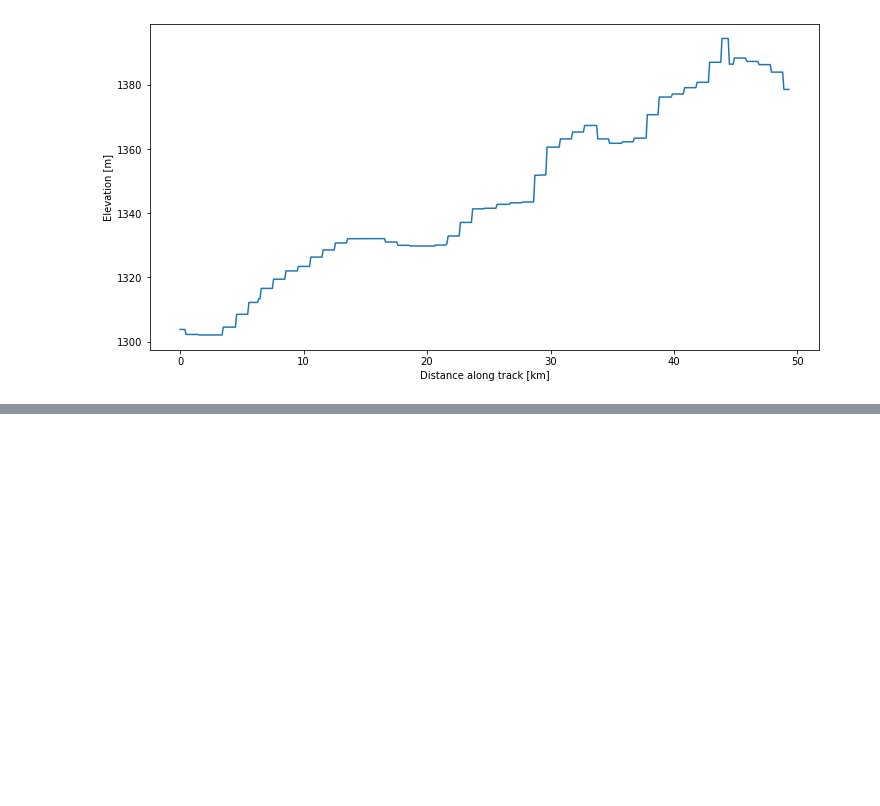
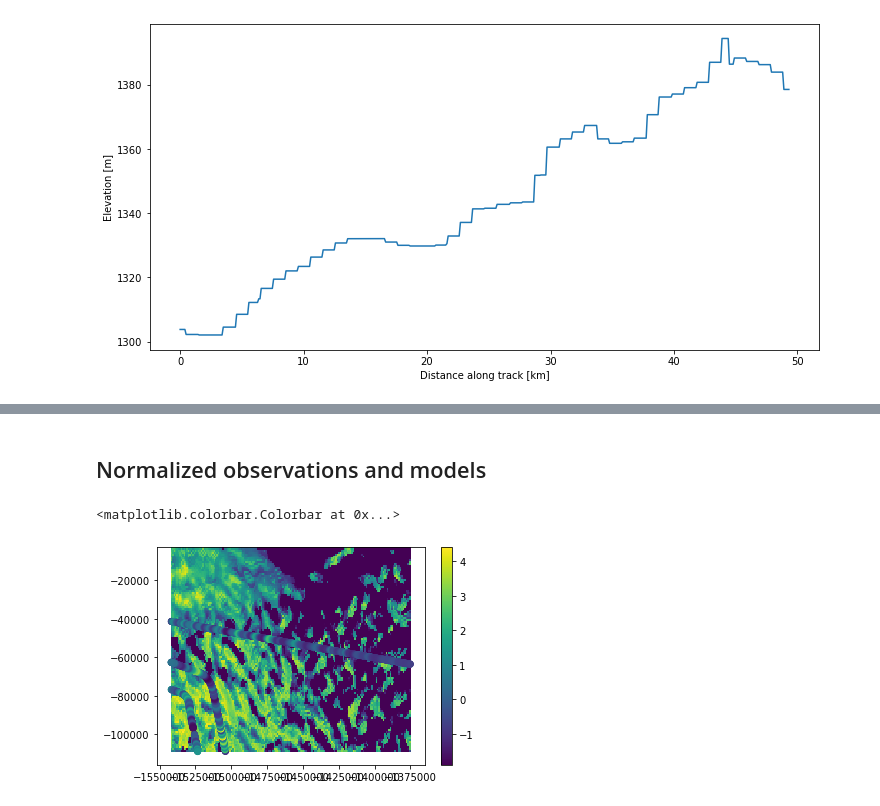
Before and after one commit to EricKeenan/SNOWPACK_WAIS, a Jupyter notebook: analysis/Modelled_vs_observed_SMB.ipynb, the cells around one changed output, grey strips where cells are left out. Saved outputs shown, nothing was run; the diff lists cells and outputs as text; code cells hidden in the pictures; blank space fills up the shorter version.

```diff
--- a/analysis/Modelled_vs_observed_SMB.ipynb
+++ b/analysis/Modelled_vs_observed_SMB.ipynb
@@ -151,0 +172,18 @@ Text(0, 0.5, 'Elevation [m]')
+# %% [markdown]
+## Normalized observations and models
+# %%
+# Load in 1980 SNOWPACK SWE
+x_snowpack = ds['easting']
+y_snowpack = ds['northing']
+swe = ds['swe'].isel(time=-1) - ds['swe'].isel(time=0)
+
+# Normalize data
+swe_norm = (swe - np.mean(swe)) / np.std(swe)
+obs_swe_norm = (obs_accumulation - np.nanmean(obs_accumulation)) / np.nanstd(obs_accumulation)
+
+plt.pcolormesh(x_snowpack, y_snowpack, swe_norm)
+plt.scatter(obs_X, obs_Y, c=obs_swe_norm)
+plt.colorbar()
+# %% [output]
+<matplotlib.colorbar.Colorbar at 0x...>
+[figure, added]
```
Also changed, not shown: parts of 5 cells of this notebook.
